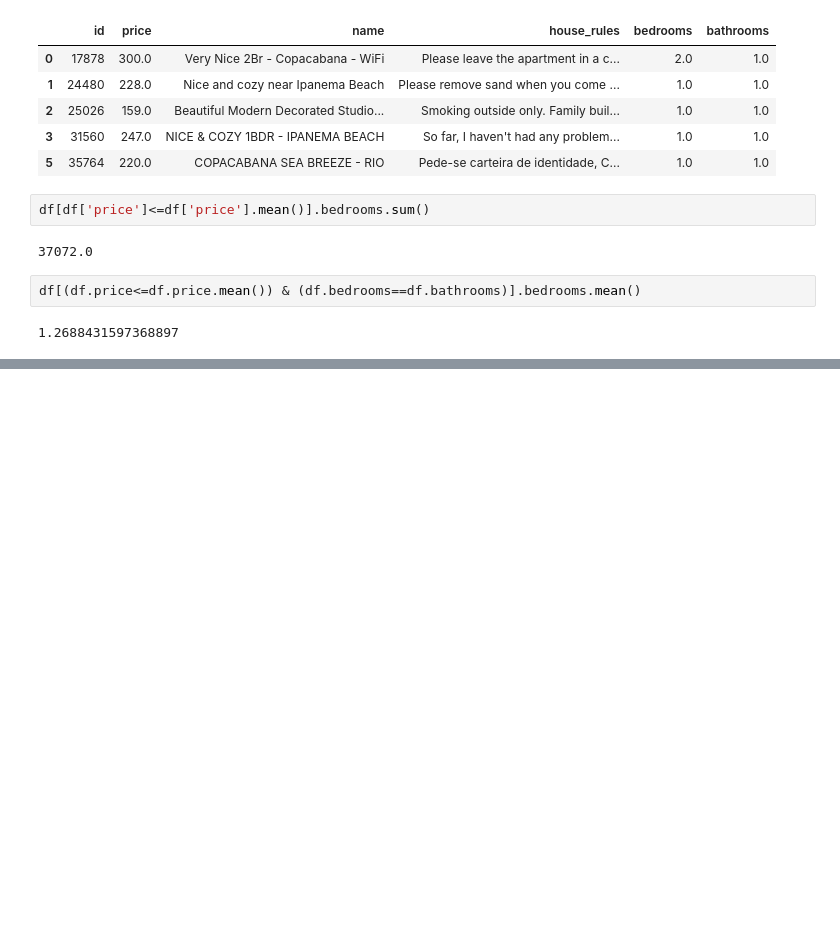
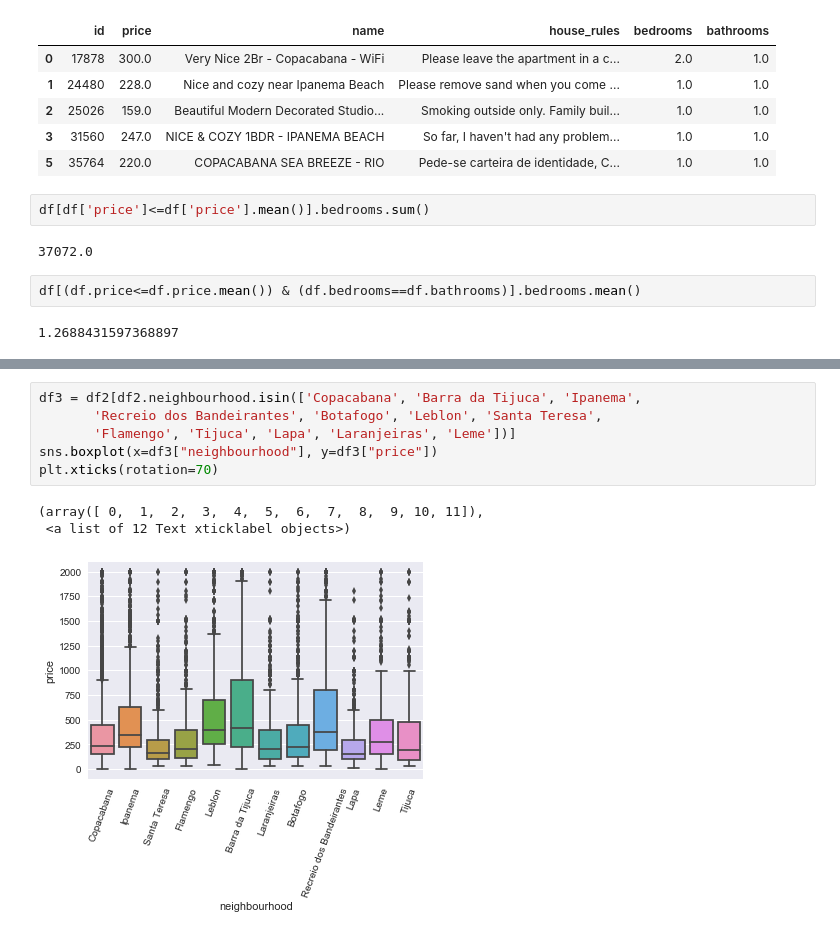
Before and after one commit to franciscodefaria/PythonBasico, a Jupyter notebook: Aula1/Aula1.ipynb, the cells around one changed output, grey strips where cells are left out. Cells and saved outputs as stored; diff of their text form; blank space fills up the shorter version.

```diff
--- a/Aula1/Aula1.ipynb
+++ b/Aula1/Aula1.ipynb
@@ -436,0 +468,10 @@ df[(df.price<=df.price.mean()) & (df.bedrooms==df.bathrooms)].bedrooms.mean()
+# %%
+df3 = df2[df2.neighbourhood.isin(['Copacabana', 'Barra da Tijuca', 'Ipanema',
+       'Recreio dos Bandeirantes', 'Botafogo', 'Leblon', 'Santa Teresa',
+       'Flamengo', 'Tijuca', 'Lapa', 'Laranjeiras', 'Leme'])]
+sns.boxplot(x=df3["neighbourhood"], y=df3["price"])
+plt.xticks(rotation=70)
+# %% [output]
+(array([ 0,  1,  2,  3,  4,  5,  6,  7,  8,  9, 10, 11]),
+ <a list of 12 Text xticklabel objects>)
+[figure, added]
```
Also changed, not shown: parts of 15 cells of this notebook.
